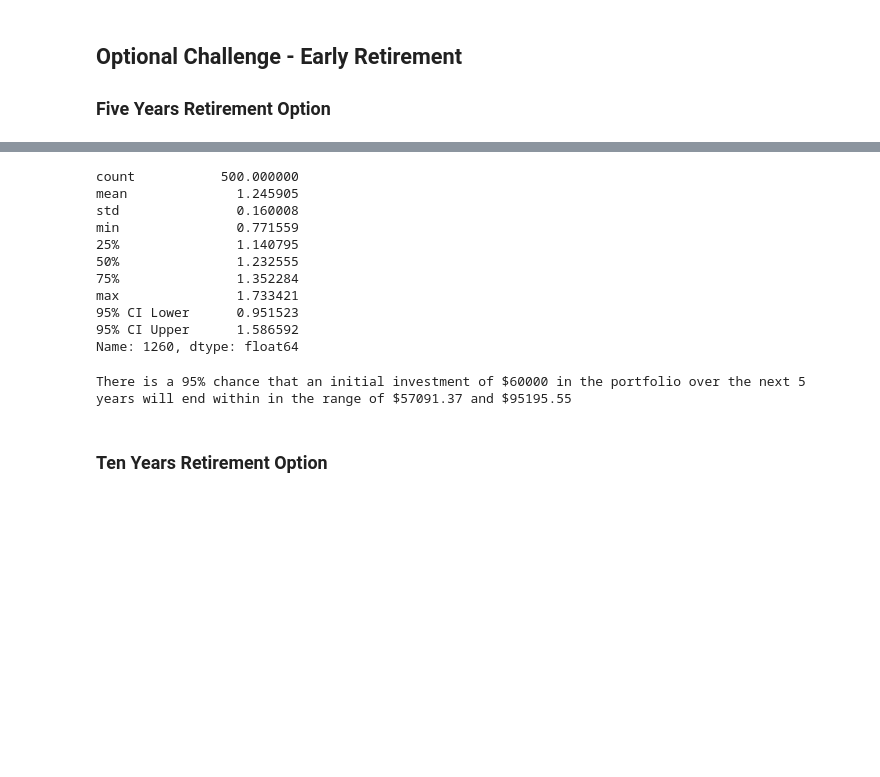
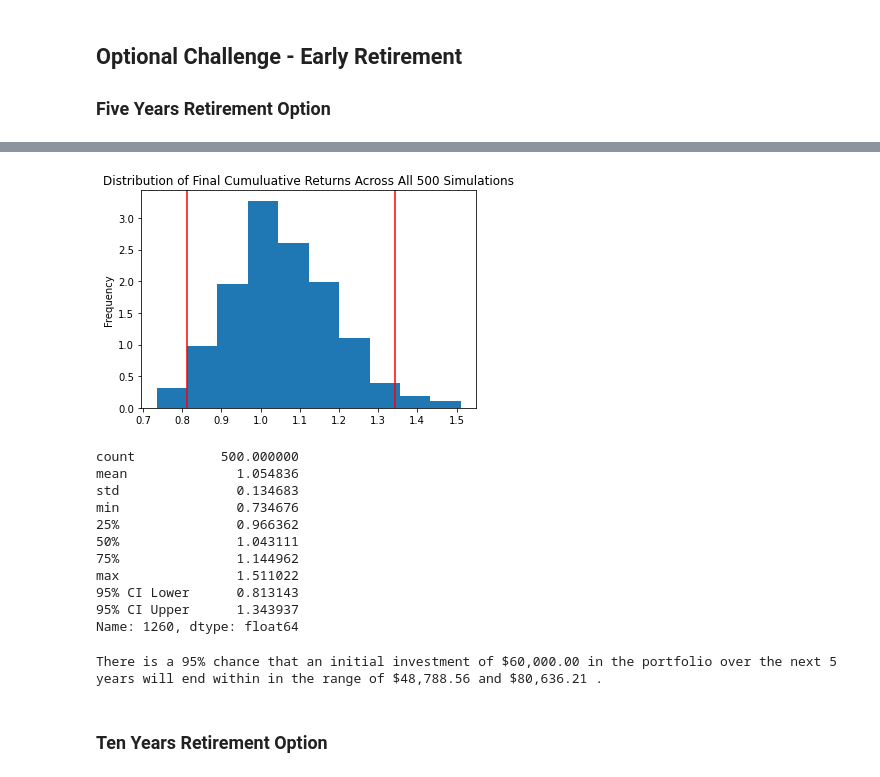
Before and after one commit to zeta1178/FinTech-Mod5-Challenge, a Jupyter notebook: financial-planner.ipynb, the cells around one changed output, grey strips where cells are left out. Saved outputs shown, nothing was run; the diff lists cells and outputs as text; code cells hidden in the pictures; blank space fills up the shorter version.

```diff
--- a/financial-planner.ipynb
+++ b/financial-planner.ipynb
@@ -404,33 +436,42 @@ Running Monte Carlo simulation number 490.
+# %%
+# Plot probability distribution and confidence intervals
+dist_plot_five = MC_fiveyear.plot_distribution()
+
+# Save the plot for future usage
+dist_plot_five.get_figure().savefig('MC_fiveyear_dist_plot.png',bbox_inches='tight')
+# %% [output]
+[figure, added]
 # %%
 # Fetch summary statistics from the Monte Carlo simulation results
-# YOUR CODE HERE!
+tbl_five = MC_fiveyear.summarize_cumulative_return()
 
 # Print summary statistics
-# YOUR CODE HERE!
+print(tbl_five)
 # %% [output]
 count           500.000000
-mean              1.245905
-std               0.160008
-min               0.771559
-25%               1.140795
-50%               1.232555
-75%               1.352284
-max               1.733421
-95% CI Lower      0.951523
-95% CI Upper      1.586592
+mean              1.054836
+std               0.134683
+min               0.734676
+25%               0.966362
+50%               1.043111
+75%               1.144962
+max               1.511022
+95% CI Lower      0.813143
+95% CI Upper      1.343937
 Name: 1260, dtype: float64
 # %%
 # Set initial investment
-# YOUR CODE HERE!
+initial_investment_five = 60000
 
 # Use the lower and upper `95%` confidence intervals to calculate the range of the possible outcomes of our $60,000
-# YOUR CODE HERE!
+ci_lower_five = round(tbl_five[8]*initial_investment_five,2)
+ci_upper_five = round(tbl_five[9]*initial_investment_five,2)
 
 # Print results
-print(f"There is a 95% chance that an initial investment of ${initial_investment} in the portfolio"
+print(f"There is a 95% chance that an initial investment of "+"${:,.2f}".format(initial_investment_five)+" in the portfolio"
       f" over the next 5 years will end within in the range of"
-      f" ${ci_lower_five} and ${ci_upper_five}")
+      f" "+"${:,.2f}".format(ci_lower_five)+" and "+"${:,.2f}".format(ci_upper_five)+" .")
 # %% [output]
-There is a 95% chance that an initial investment of $60000 in the portfolio over the next 5 years will end within in the range of $57091.37 and $95195.55
+There is a 95% chance that an initial investment of $60,000.00 in the portfolio over the next 5 years will end within in the range of $48,788.56 and $80,636.21 .
 # %% [markdown]
 ### Ten Years Retirement Option
```
Also changed, not shown: parts of 26 cells of this notebook, 7 other files.
